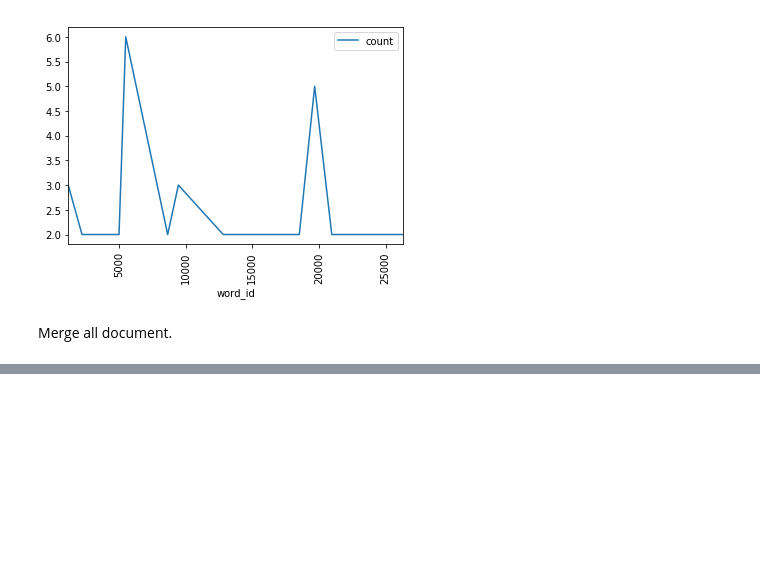
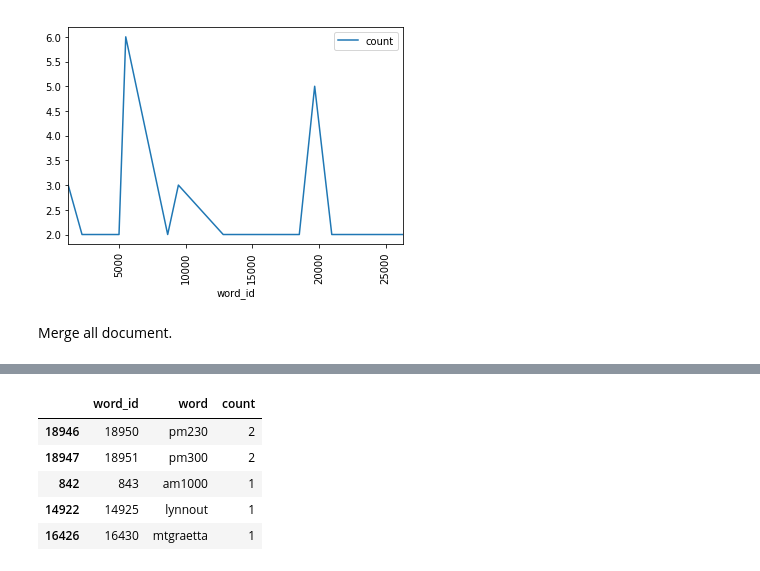
Before and after one commit to LuigiCerone/Hotel-Reviews-Data-Analysis, a Jupyter notebook: Bag_of_words.ipynb, the cells around one changed output, grey strips where cells are left out. Saved outputs shown, nothing was run; the diff lists cells and outputs as text; code cells hidden in the pictures; blank space fills up the shorter version.

```diff
--- a/Bag_of_words.ipynb
+++ b/Bag_of_words.ipynb
@@ -233,0 +239,16 @@ prova1.plot(x='word', y='count', kind='bar')
+# %%
+def least_frequent_words(number):
+    """ This method returns number rows with the most frequence among all the documents.
+
+    :param number
+    """
+    return merged.groupby(by=['word_id','word'], as_index=False)['count'].sum().sort_values(by='count',ascending=False).iloc[-number:]
+
+least_frequent_words(5)
+# %% [output]
+|  | word_id | word | count |
+| 18946 | 18950 | pm230 | 2 |
+| 18947 | 18951 | pm300 | 2 |
+| 842 | 843 | am1000 | 1 |
+| 14922 | 14925 | lynnout | 1 |
+| 16426 | 16430 | mtgraetta | 1 |
```
Also changed, not shown: parts of 16 cells of this notebook, 3 other files.
